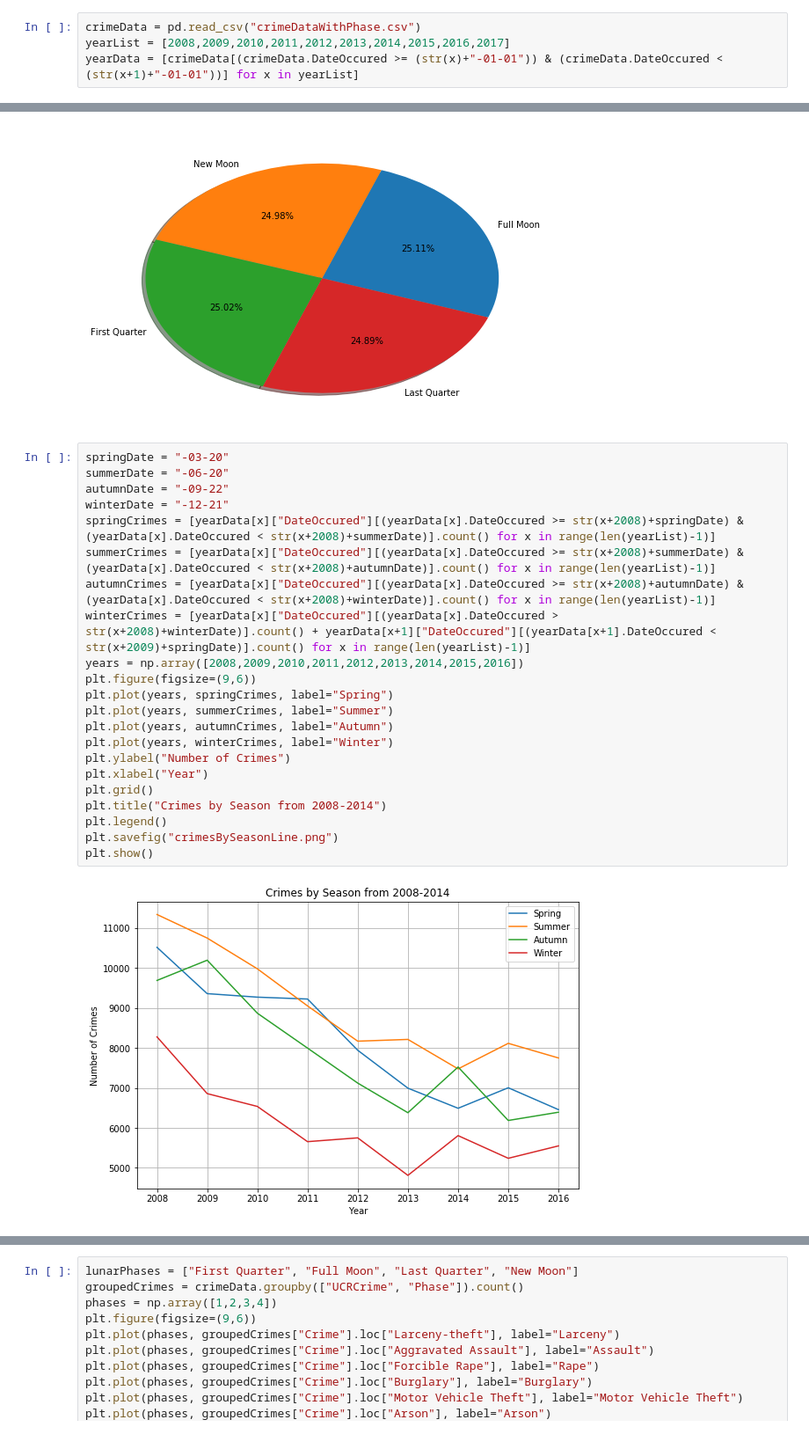
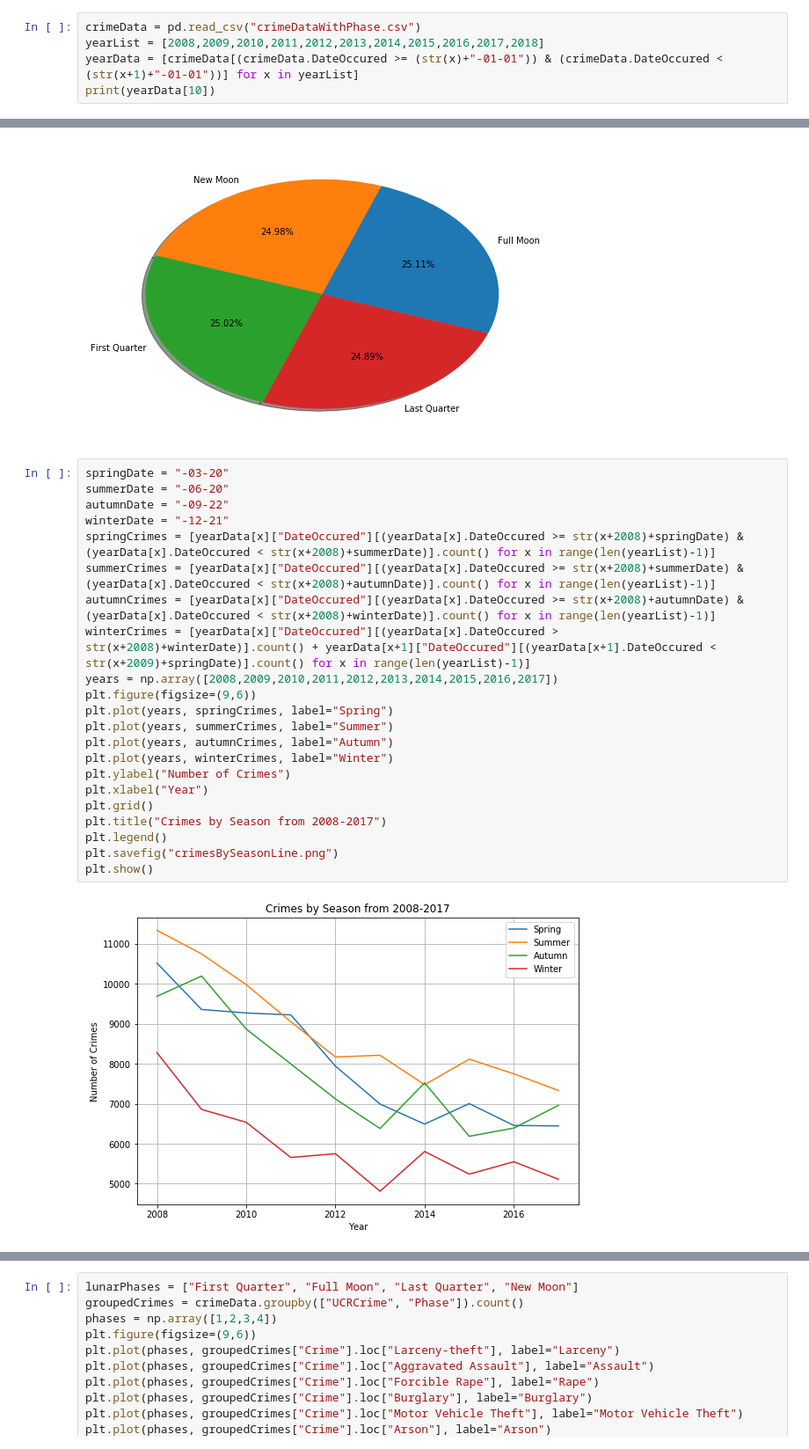
Before and after one commit to Nnothdurft/GroupC, a Jupyter notebook: dataAnalysis.ipynb, the cells around one changed output, grey strips where cells are left out. Shown at 88% size. Saved outputs shown, nothing was run; the diff lists cells and outputs as text.

Commit message:
Update graphs to include new data.

```diff
--- a/dataAnalysis.ipynb
+++ b/dataAnalysis.ipynb
@@ -4,5 +4,6 @@ import numpy as np
 import matplotlib.pyplot as plt
 # %%
 crimeData = pd.read_csv("crimeDataWithPhase.csv")
-yearList = [2008,2009,2010,2011,2012,2013,2014,2015,2016,2017]
+yearList = [2008,2009,2010,2011,2012,2013,2014,2015,2016,2017,2018]
 yearData = [crimeData[(crimeData.DateOccured >= (str(x)+"-01-01")) & (crimeData.DateOccured < (str(x+1)+"-01-01"))] for x in yearList]
+print(yearData[10])
@@ -38,27 +57,27 @@ plt.show()
 # %%
 springDate = "-03-20"
 summerDate = "-06-20"
 autumnDate = "-09-22"
 winterDate = "-12-21"
 springCrimes = [yearData[x]["DateOccured"][(yearData[x].DateOccured >= str(x+2008)+springDate) & (yearData[x].DateOccured < str(x+2008)+summerDate)].count() for x in range(len(yearList)-1)]
 summerCrimes = [yearData[x]["DateOccured"][(yearData[x].DateOccured >= str(x+2008)+summerDate) & (yearData[x].DateOccured < str(x+2008)+autumnDate)].count() for x in range(len(yearList)-1)]
 autumnCrimes = [yearData[x]["DateOccured"][(yearData[x].DateOccured >= str(x+2008)+autumnDate) & (yearData[x].DateOccured < str(x+2008)+winterDate)].count() for x in range(len(yearList)-1)]
 winterCrimes = [yearData[x]["DateOccured"][(yearData[x].DateOccured > str(x+2008)+winterDate)].count() + yearData[x+1]["DateOccured"][(yearData[x+1].DateOccured < str(x+2009)+springDate)].count() for x in range(len(yearList)-1)]
-years = np.array([2008,2009,2010,2011,2012,2013,2014,2015,2016])
+years = np.array([2008,2009,2010,2011,2012,2013,2014,2015,2016,2017])
 plt.figure(figsize=(9,6))
 plt.plot(years, springCrimes, label="Spring")
 plt.plot(years, summerCrimes, label="Summer")
 plt.plot(years, autumnCrimes, label="Autumn")
 plt.plot(years, winterCrimes, label="Winter")
 plt.ylabel("Number of Crimes")
 plt.xlabel("Year")
 plt.grid()
-plt.title("Crimes by Season from 2008-2014")
+plt.title("Crimes by Season from 2008-2017")
 plt.legend()
 plt.savefig("crimesBySeasonLine.png")
 plt.show()
 # %% [output]
-[figure, old version]
+[figure, new version]
 # %%
 seasons = [sum(springCrimes), sum(summerCrimes), sum(autumnCrimes), sum(winterCrimes)]
 botLabels = np.arange(len(seasons))
```
Also changed, not shown: parts of 6 cells of this notebook, 4 other files.
